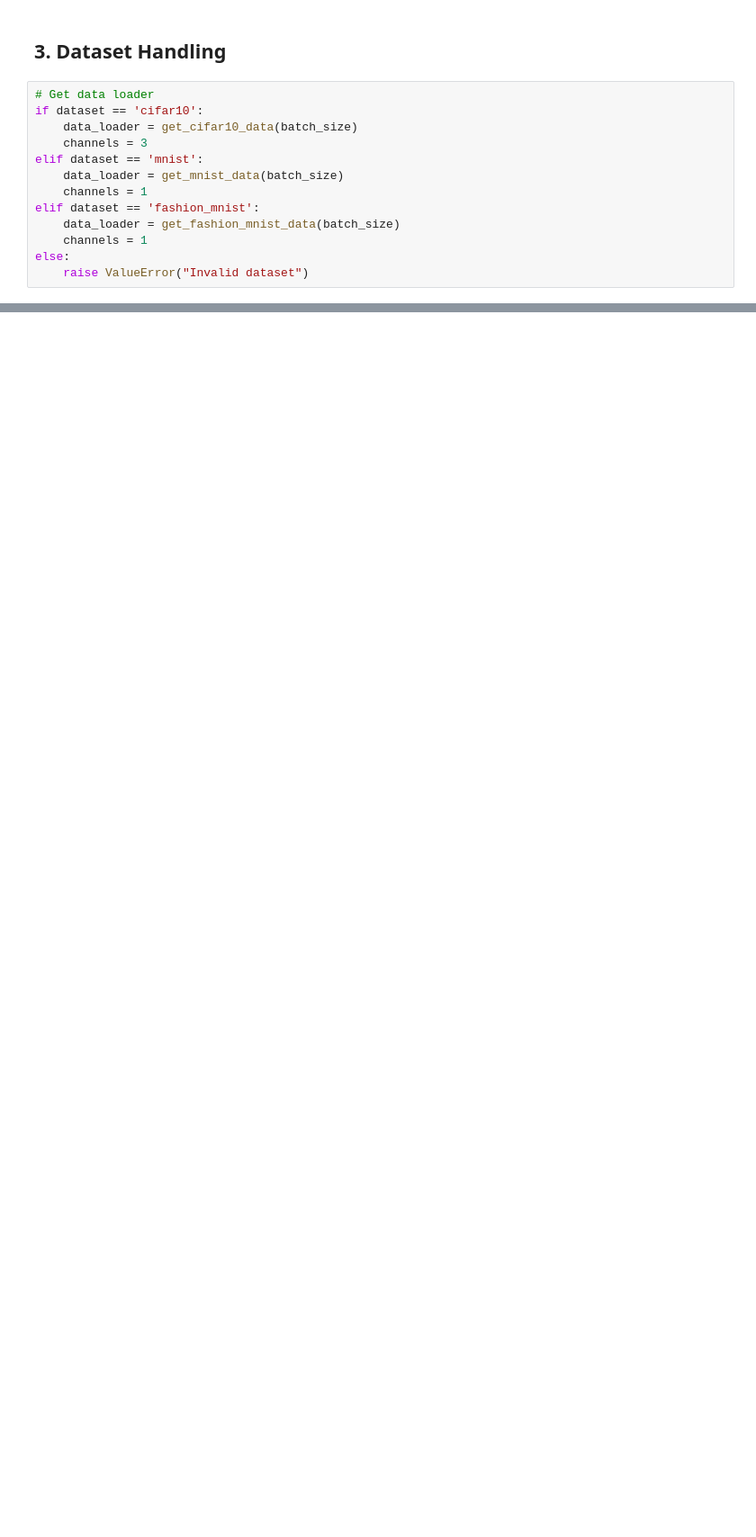
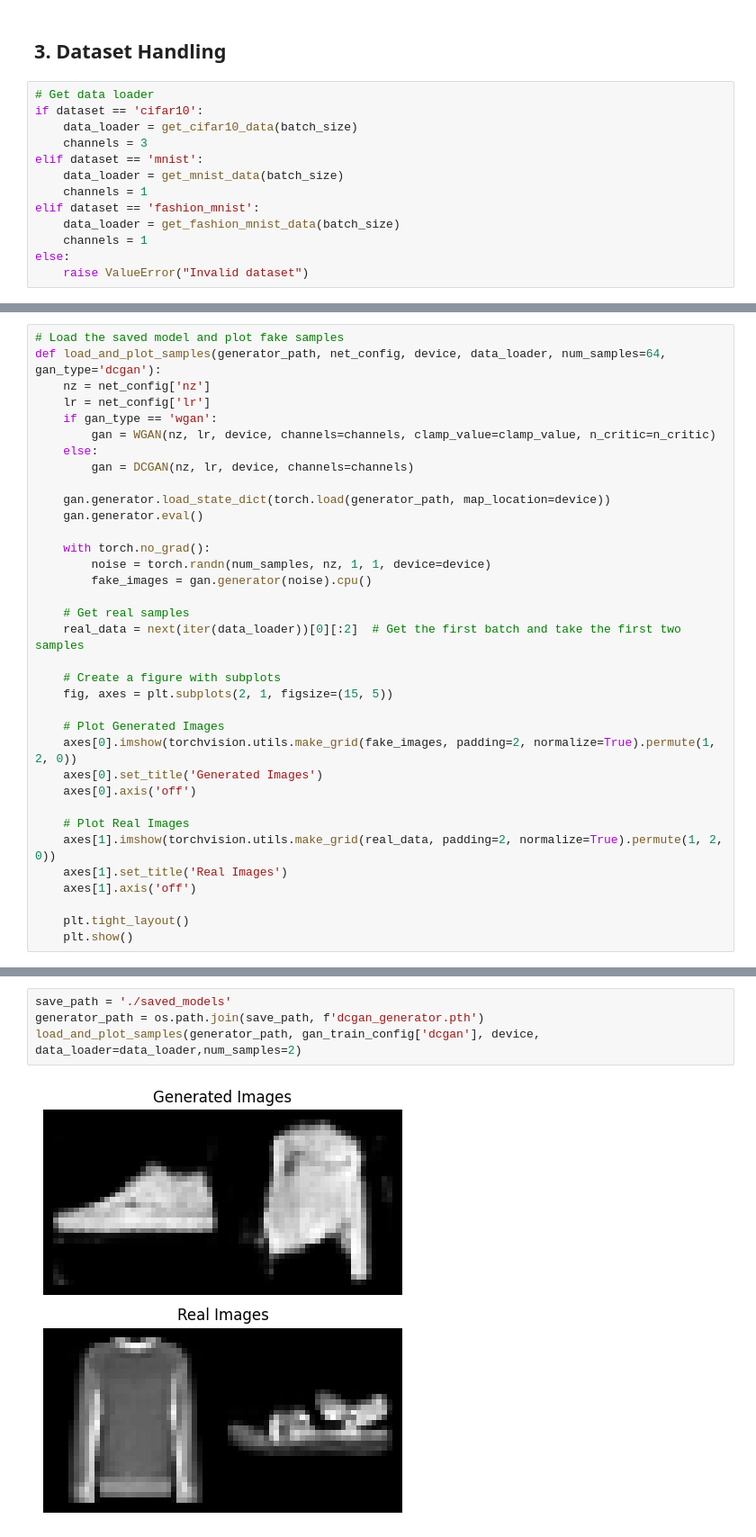
Before and after one commit to kariander1/HW3DeepLearning, a Jupyter notebook: ImprovedTrainingOfGAN.ipynb, the cells around one changed output, grey strips where cells are left out. Shown at 90% size. Saved outputs shown, nothing was run; the diff lists cells and outputs as text; blank space fills up the shorter version.

```diff
--- a/ImprovedTrainingOfGAN.ipynb
+++ b/ImprovedTrainingOfGAN.ipynb
@@ -174,0 +224,35 @@ KeyboardInterrupt:
+# %%
+# Load the saved model and plot fake samples
+def load_and_plot_samples(generator_path, net_config, device, data_loader, num_samples=64, gan_type='dcgan'):
+    nz = net_config['nz']
+    lr = net_config['lr']
+    if gan_type == 'wgan':
+        gan = WGAN(nz, lr, device, channels=channels, clamp_value=clamp_value, n_critic=n_critic)
+    else:
+        gan = DCGAN(nz, lr, device, channels=channels)
+
+    gan.generator.load_state_dict(torch.load(generator_path, map_location=device))
+    gan.generator.eval()
+
+    with torch.no_grad():
+        noise = torch.randn(num_samples, nz, 1, 1, device=device)
+        fake_images = gan.generator(noise).cpu()
+
+    # Get real samples
+    real_data = next(iter(data_loader))[0][:2]  # Get the first batch and take the first two samples
+
+    # Create a figure with subplots
+    fig, axes = plt.subplots(2, 1, figsize=(15, 5))
+
+    # Plot Generated Images
+    axes[0].imshow(torchvision.utils.make_grid(fake_images, padding=2, normalize=True).permute(1, 2, 0))
+    axes[0].set_title('Generated Images')
+    axes[0].axis('off')
+
+    # Plot Real Images
+    axes[1].imshow(torchvision.utils.make_grid(real_data, padding=2, normalize=True).permute(1, 2, 0))
+    axes[1].set_title('Real Images')
+    axes[1].axis('off')
+
+    plt.tight_layout()
+    plt.show()
@@ -174,0 +261,6 @@ KeyboardInterrupt:
+# %%
+save_path = './saved_models'
+generator_path = os.path.join(save_path, f'dcgan_generator.pth')
+load_and_plot_samples(generator_path, gan_train_config['dcgan'], device, data_loader=data_loader,num_samples=2)
+# %% [output]
+[figure, added]
```
Also changed, not shown: parts of 15 cells of this notebook, 12 other files.
